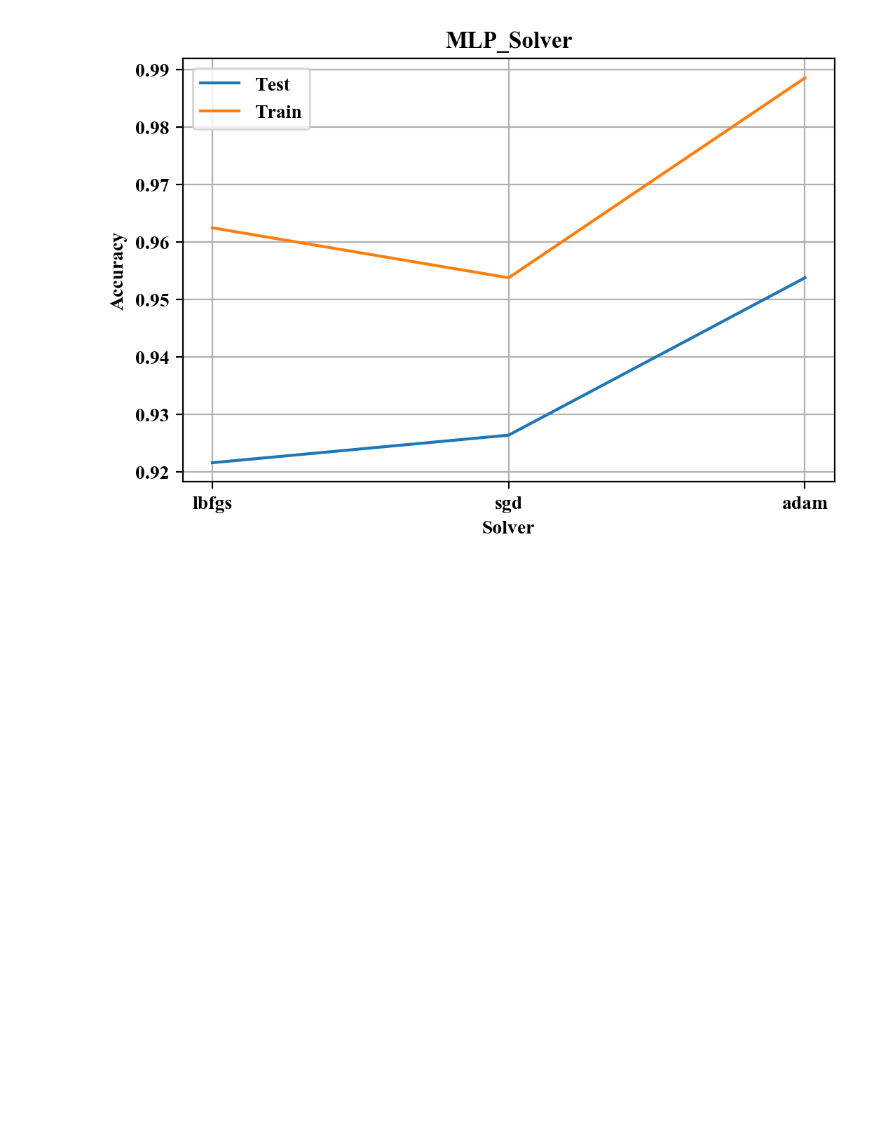
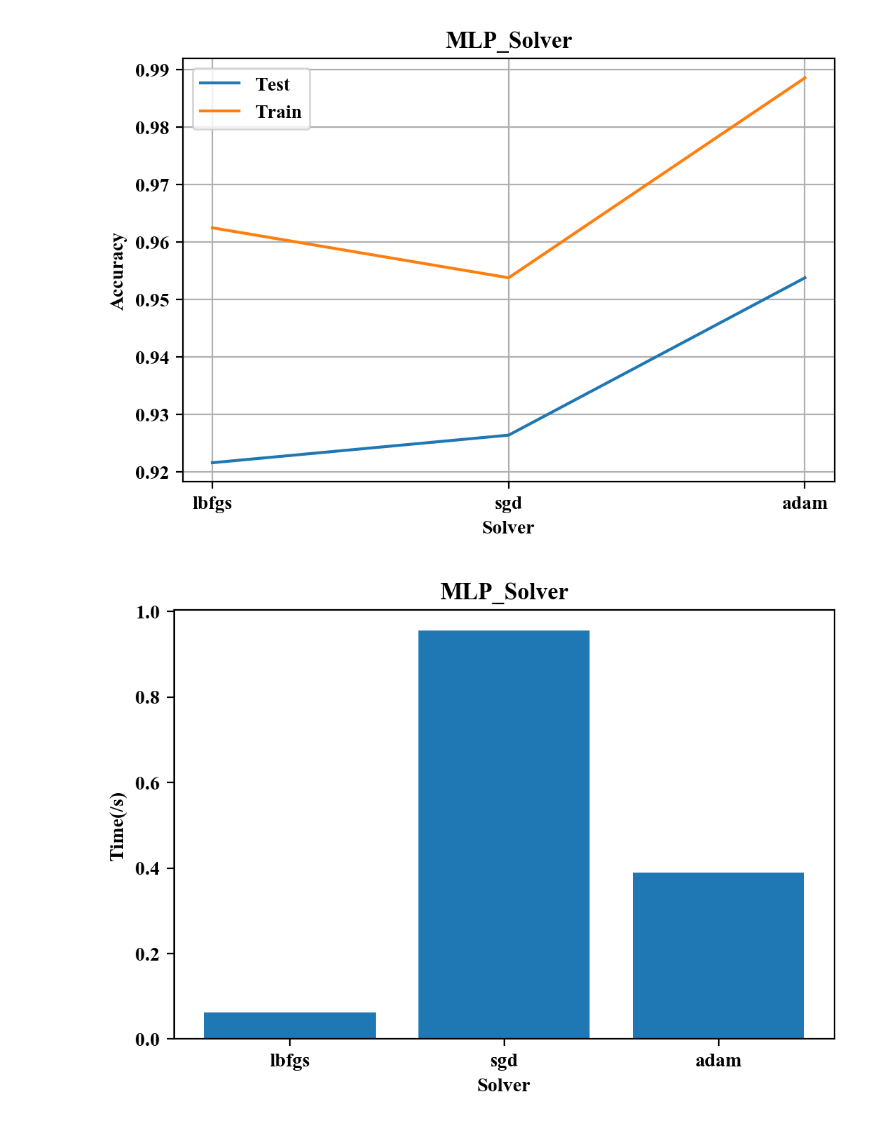
Before and after one commit to Time-Magic/Traning_code, a Jupyter notebook: report_iris_randomtrees.ipynb, the cells around one changed output. Saved outputs shown, nothing was run; the diff lists cells and outputs as text; code cells hidden in the pictures; blank space fills up the shorter version.

```diff
--- a/report_iris_randomtrees.ipynb
+++ b/report_iris_randomtrees.ipynb
@@ -360,17 +360,19 @@ plt.show()
 # %%
 from matplotlib import pyplot as plt
 from likefunctions import mlp_solver_time_random_100
 import numpy as np
 C=['lbfgs','sgd','adam']
 time=[]
 for i in C:
     time.append(mlp_solver_time_random_100(solver=i))
 plt.rc('font',family='Times New Roman')
 plt.figure(dpi=200)
 plt.bar(C,time)
-plt.legend(['Test','Train'])
+# plt.legend(['Test','Train'])
 plt.xlabel('Solver')
-plt.ylabel('Time')
+plt.ylabel('Time(/s)')
 plt.title('MLP_Solver')
-plt.grid(b=True)
+# plt.grid(b=True)
 plt.show()
+# %% [output]
+[figure, added]
```
Also changed, not shown: parts of 2 cells of this notebook, 1 other file.
